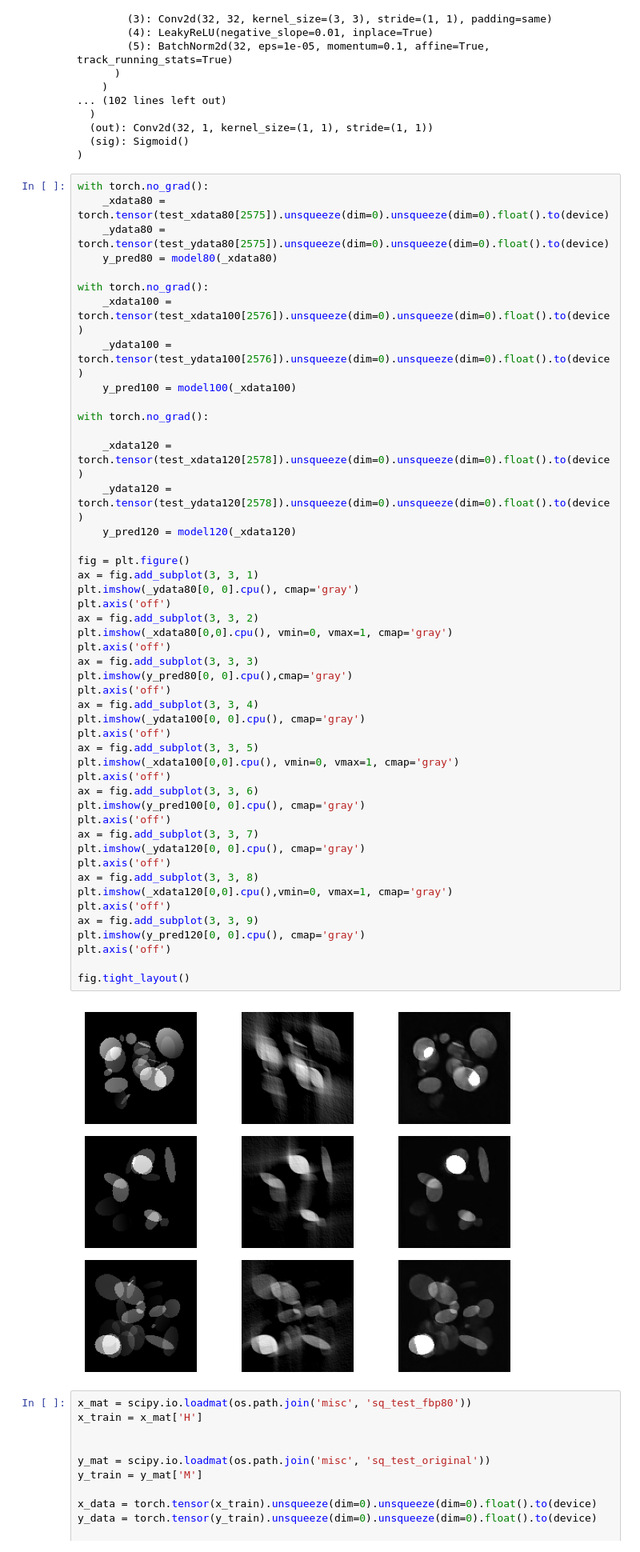
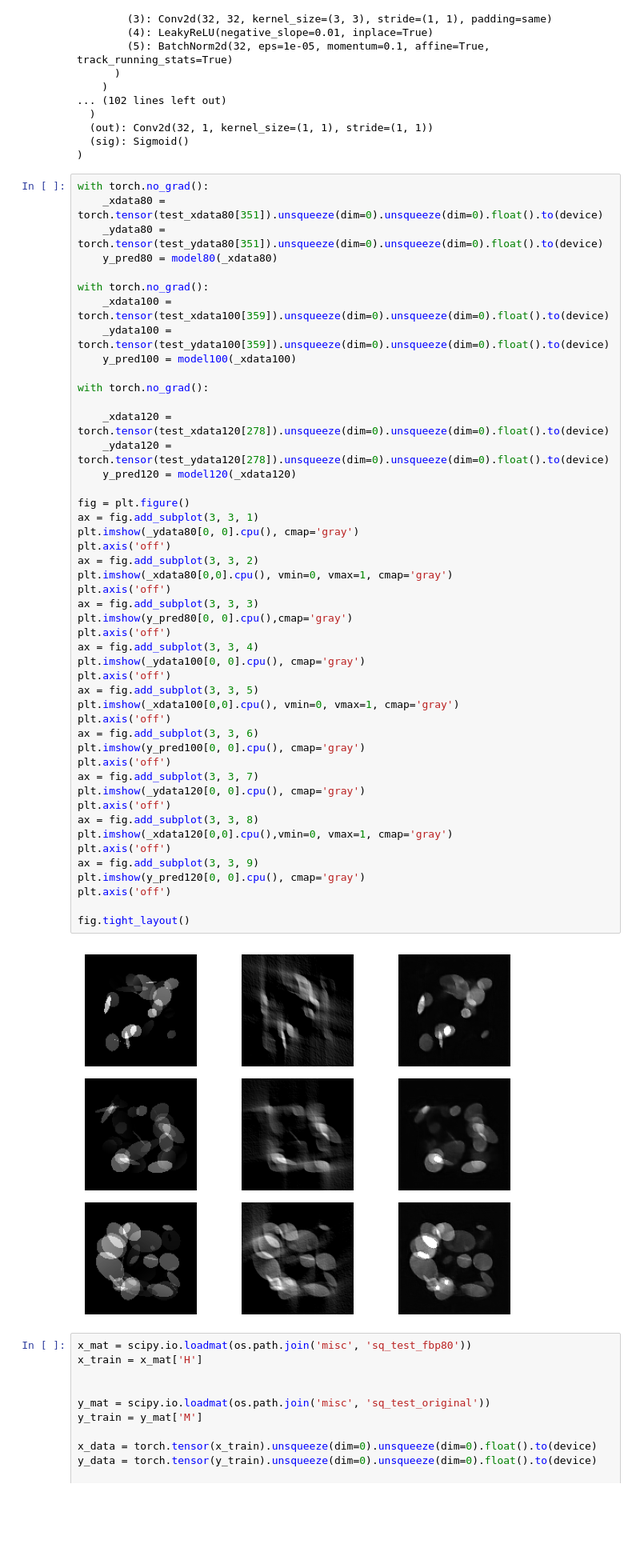
Before and after one commit to lowrank/robustness-limited-angle-tomography, a Jupyter notebook: experiments/examples.ipynb, the cells around one changed output. Shown: that part at 80% size. Drawn from its saved outputs; the diff is of its cells as text; blank space fills up the shorter version.

```diff
--- a/experiments/examples.ipynb
+++ b/experiments/examples.ipynb
@@ -262,53 +262,53 @@ u_net(
 )
 # %%
 with torch.no_grad():
-    _xdata80 = torch.tensor(test_xdata80[2575]).unsqueeze(dim=0).unsqueeze(dim=0).float().to(device)
-    _ydata80 = torch.tensor(test_ydata80[2575]).unsqueeze(dim=0).unsqueeze(dim=0).float().to(device)
+    _xdata80 = torch.tensor(test_xdata80[351]).unsqueeze(dim=0).unsqueeze(dim=0).float().to(device)
+    _ydata80 = torch.tensor(test_ydata80[351]).unsqueeze(dim=0).unsqueeze(dim=0).float().to(device)
     y_pred80 = model80(_xdata80)
 
 with torch.no_grad():
-    _xdata100 = torch.tensor(test_xdata100[2576]).unsqueeze(dim=0).unsqueeze(dim=0).float().to(device)
-    _ydata100 = torch.tensor(test_ydata100[2576]).unsqueeze(dim=0).unsqueeze(dim=0).float().to(device)
+    _xdata100 = torch.tensor(test_xdata100[359]).unsqueeze(dim=0).unsqueeze(dim=0).float().to(device)
+    _ydata100 = torch.tensor(test_ydata100[359]).unsqueeze(dim=0).unsqueeze(dim=0).float().to(device)
     y_pred100 = model100(_xdata100)
 
 with torch.no_grad():
 
-    _xdata120 = torch.tensor(test_xdata120[2578]).unsqueeze(dim=0).unsqueeze(dim=0).float().to(device)
-    _ydata120 = torch.tensor(test_ydata120[2578]).unsqueeze(dim=0).unsqueeze(dim=0).float().to(device)
+    _xdata120 = torch.tensor(test_xdata120[278]).unsqueeze(dim=0).unsqueeze(dim=0).float().to(device)
+    _ydata120 = torch.tensor(test_ydata120[278]).unsqueeze(dim=0).unsqueeze(dim=0).float().to(device)
     y_pred120 = model120(_xdata120)
 
 fig = plt.figure()
 ax = fig.add_subplot(3, 3, 1)
 plt.imshow(_ydata80[0, 0].cpu(), cmap='gray')
 plt.axis('off')
 ax = fig.add_subplot(3, 3, 2)
 plt.imshow(_xdata80[0,0].cpu(), vmin=0, vmax=1, cmap='gray')
 plt.axis('off')
 ax = fig.add_subplot(3, 3, 3)
 plt.imshow(y_pred80[0, 0].cpu(),cmap='gray')
 plt.axis('off')
 ax = fig.add_subplot(3, 3, 4)
 plt.imshow(_ydata100[0, 0].cpu(), cmap='gray')
 plt.axis('off')
 ax = fig.add_subplot(3, 3, 5)
 plt.imshow(_xdata100[0,0].cpu(), vmin=0, vmax=1, cmap='gray')
 plt.axis('off')
 ax = fig.add_subplot(3, 3, 6)
 plt.imshow(y_pred100[0, 0].cpu(), cmap='gray')
 plt.axis('off')
 ax = fig.add_subplot(3, 3, 7)
 plt.imshow(_ydata120[0, 0].cpu(), cmap='gray')
 plt.axis('off')
 ax = fig.add_subplot(3, 3, 8)
 plt.imshow(_xdata120[0,0].cpu(),vmin=0, vmax=1, cmap='gray')
 plt.axis('off')
 ax = fig.add_subplot(3, 3, 9)
 plt.imshow(y_pred120[0, 0].cpu(), cmap='gray')
 plt.axis('off')
 
 fig.tight_layout()
 # %% [output]
-[figure, old version]
+[figure, new version]
 # %%
 x_mat = scipy.io.loadmat(os.path.join('misc', 'sq_test_fbp80'))
 x_train = x_mat['H']
```
Also changed, not shown: parts of 4 cells of this notebook, 13 other files.
